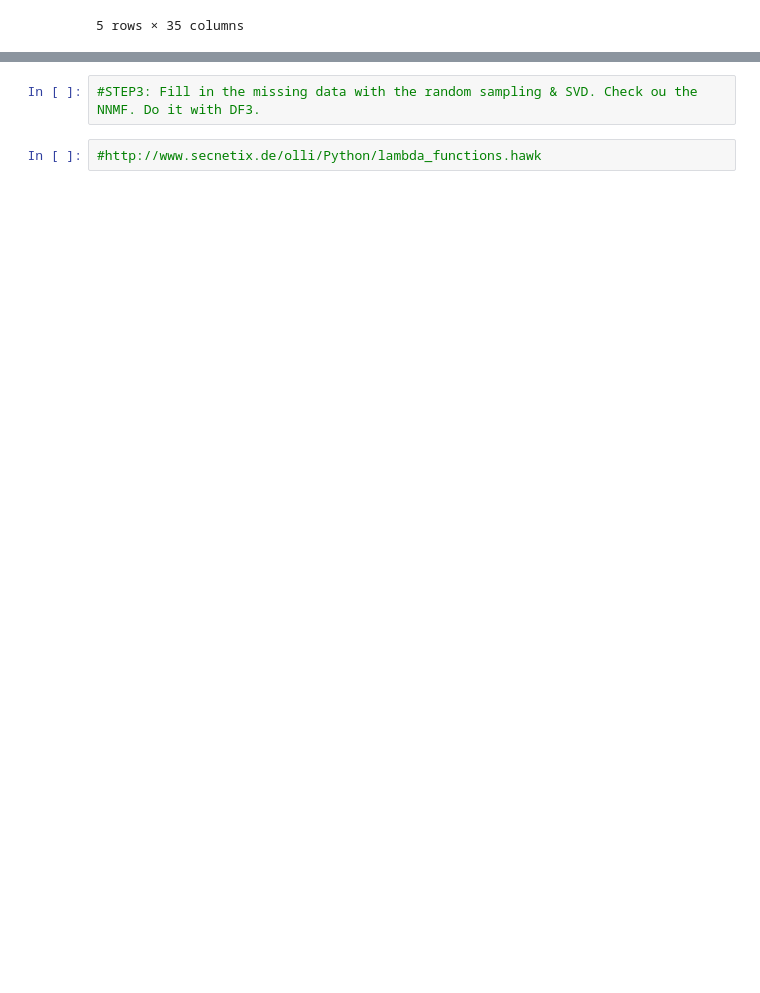
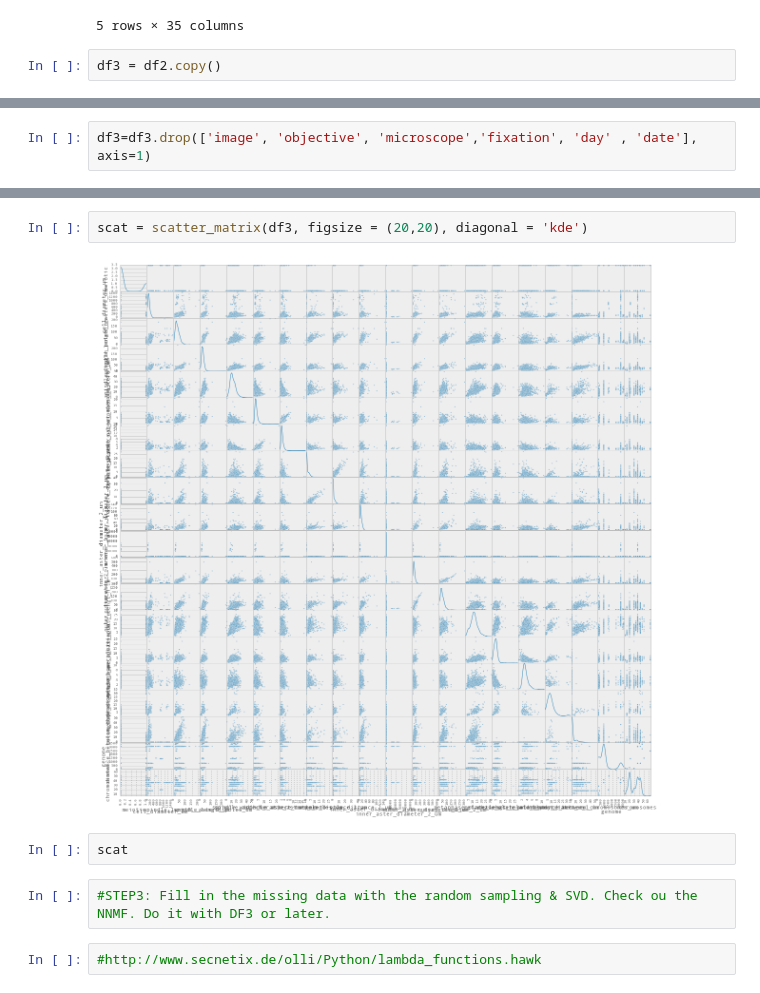
Before and after one commit to emmaggie/SPINDLE_ZOO, a Jupyter notebook: SEPTEMBER_2014/Marina_September_spindle_zoo.ipynb, the cells around one changed output, grey strips where cells are left out. Saved outputs shown, nothing was run; the diff lists cells and outputs as text; blank space fills up the shorter version.

Commit message:
initial plots

```diff
--- a/SEPTEMBER_2014/Marina_September_spindle_zoo.ipynb
+++ b/SEPTEMBER_2014/Marina_September_spindle_zoo.ipynb
@@ -544,3 +544,5 @@ df2.head()
 | 3 | 2013-11-06 | 131106batstar_35hpf_10 | 40x | 210 | 1 | 0 | m | 194.04000 | ... |
 | 4 | 2013-11-06 | 131106batstar_35hpf_11 | 40x | 210 | 1 | 0 | NaN | 180.36018 | ... |
 5 rows × 35 columns
+# %%
+df3 = df2.copy()
@@ -546,0 +551,2 @@ df2.head()
+# %%
+df3=df3.drop(['image', 'objective', 'microscope','fixation', 'day' , 'date'], axis=1)
@@ -547,4 +565,10 @@ df2.head()
+# %%
+scat = scatter_matrix(df3, figsize = (20,20), diagonal = 'kde')
+# %% [output]
+[figure, added]
+# %%
+scat
 # %%
-#STEP3: Fill in the missing data with the random sampling & SVD. Check ou the NNMF. Do it with DF3.
+#STEP3: Fill in the missing data with the random sampling & SVD. Check ou the NNMF. Do it with DF3 or later.
 # %%
 #http://www.secnetix.de/olli/Python/lambda_functions.hawk
```
Also changed, not shown: parts of 4 cells of this notebook, 1 other file.
